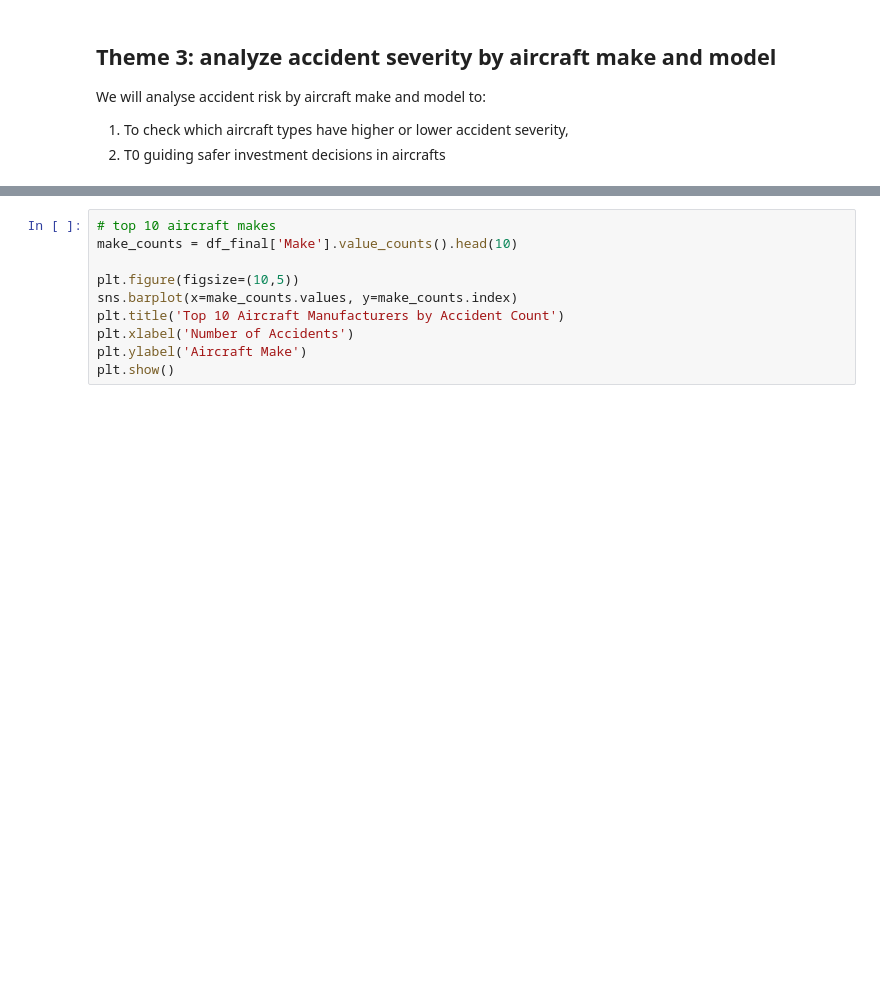
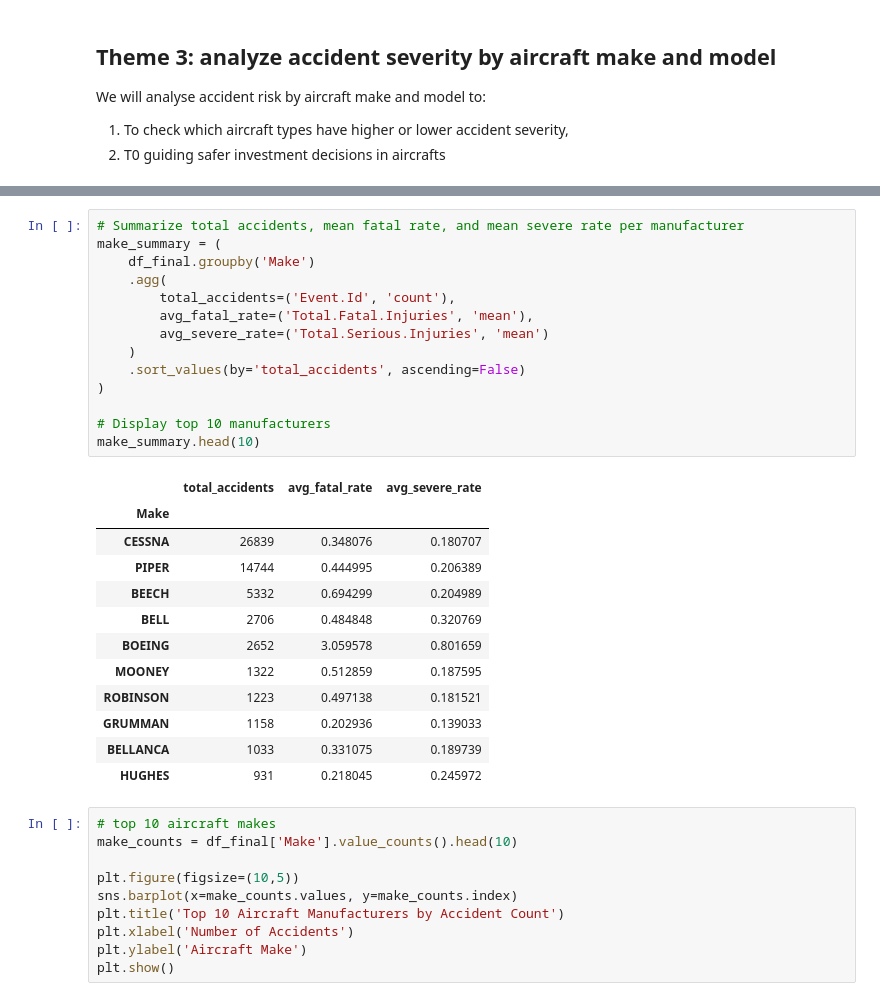
Before and after one commit to Aby-12/Project-One-Abigael-Kariuki, a Jupyter notebook: aviation.ipynb, the cells around one changed output, grey strips where cells are left out. Cells and saved outputs as stored; diff of their text form; blank space fills up the shorter version.

```diff
--- a/aviation.ipynb
+++ b/aviation.ipynb
@@ -607,3 +598,30 @@ Top 10 safest aircraft types:
+# %%
+# Summarize total accidents, mean fatal rate, and mean severe rate per manufacturer
+make_summary = (
+    df_final.groupby('Make')
+    .agg(
+        total_accidents=('Event.Id', 'count'),
+        avg_fatal_rate=('Total.Fatal.Injuries', 'mean'),
+        avg_severe_rate=('Total.Serious.Injuries', 'mean')
+    )
+    .sort_values(by='total_accidents', ascending=False)
+)
+
+# Display top 10 manufacturers
+make_summary.head(10)
+# %% [output]
+|  | total_accidents | avg_fatal_rate | avg_severe_rate |
+| Make |  |  |  |
+| CESSNA | 26839 | 0.348076 | 0.180707 |
+| PIPER | 14744 | 0.444995 | 0.206389 |
+| BEECH | 5332 | 0.694299 | 0.204989 |
+| BELL | 2706 | 0.484848 | 0.320769 |
+| BOEING | 2652 | 3.059578 | 0.801659 |
+| MOONEY | 1322 | 0.512859 | 0.187595 |
+| ROBINSON | 1223 | 0.497138 | 0.181521 |
+| GRUMMAN | 1158 | 0.202936 | 0.139033 |
+| BELLANCA | 1033 | 0.331075 | 0.189739 |
+| HUGHES | 931 | 0.218045 | 0.245972 |
 # %%
 # top 10 aircraft makes
 make_counts = df_final['Make'].value_counts().head(10)
```
Also changed, not shown: parts of 10 cells of this notebook, 5 other files.
